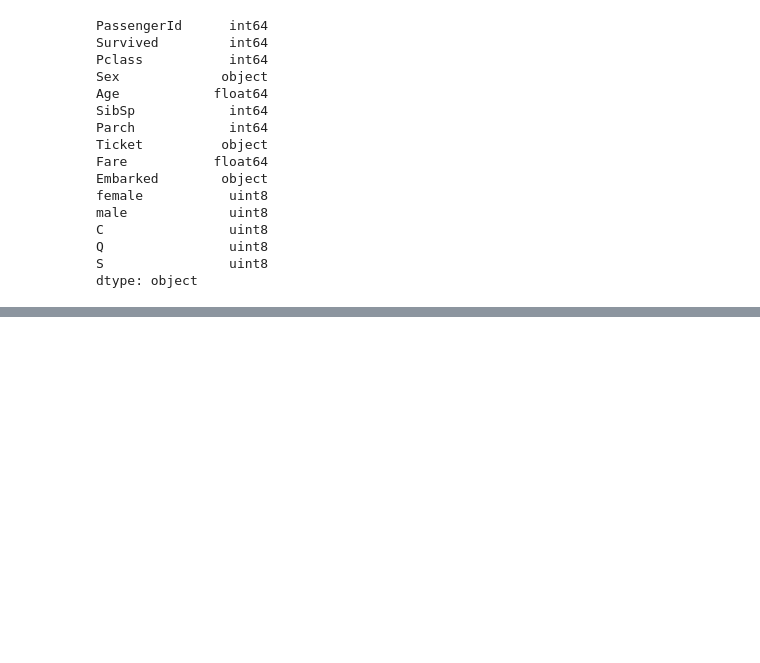
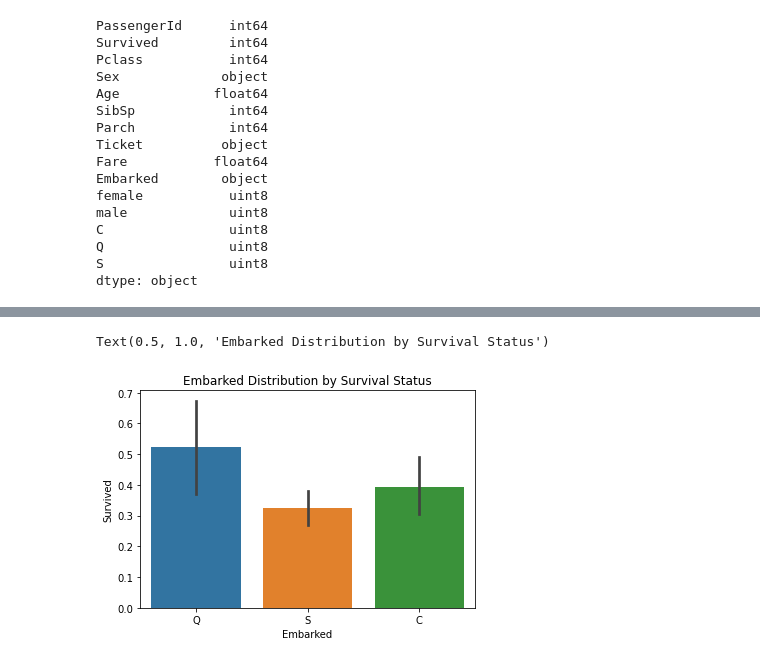
Before and after one commit to barshakc/PRODIGY_DS_02, a Jupyter notebook: Titanic_Dataset.ipynb, the cells around one changed output, grey strips where cells are left out. Saved outputs shown, nothing was run; the diff lists cells and outputs as text; code cells hidden in the pictures; blank space fills up the shorter version.

```diff
--- a/Titanic_Dataset.ipynb
+++ b/Titanic_Dataset.ipynb
@@ -211,0 +259,6 @@ dtype: object
+# %%
+sns.barplot(x='Embarked',y='Survived',data=df)
+plt.title('Embarked Distribution by Survival Status')
+# %% [output]
+Text(0.5, 1.0, 'Embarked Distribution by Survival Status')
+[figure, added]
```
Also changed, not shown: parts of 9 cells of this notebook.
